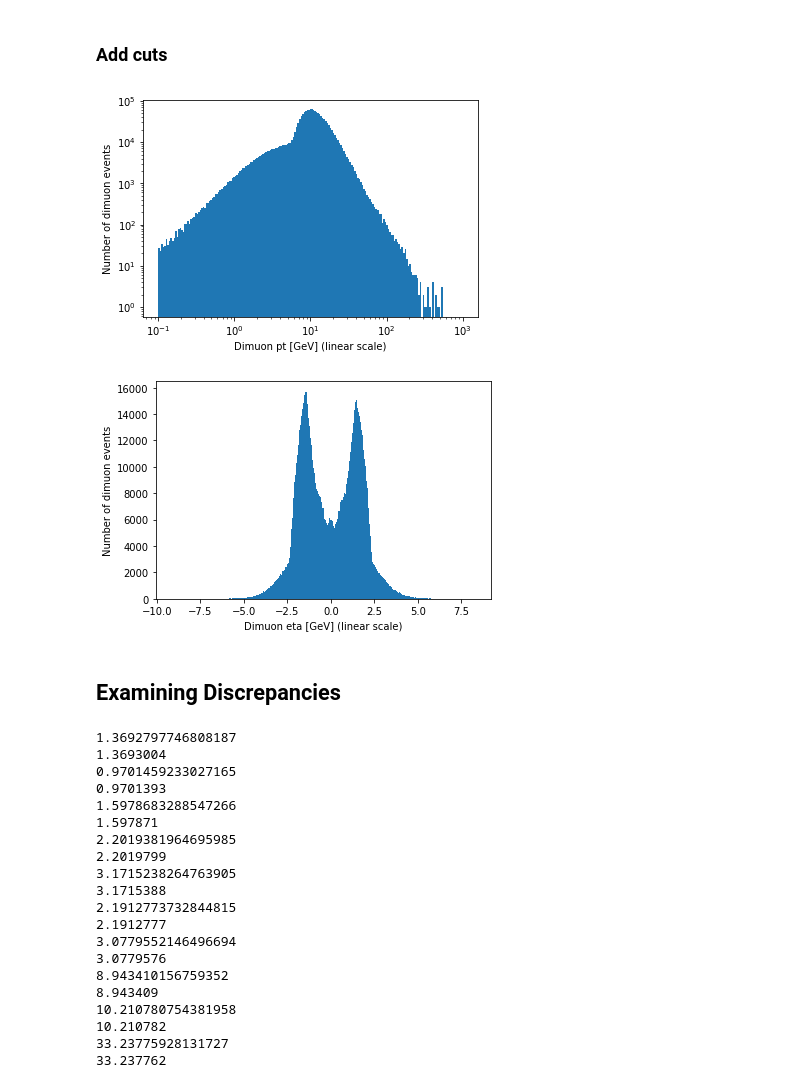
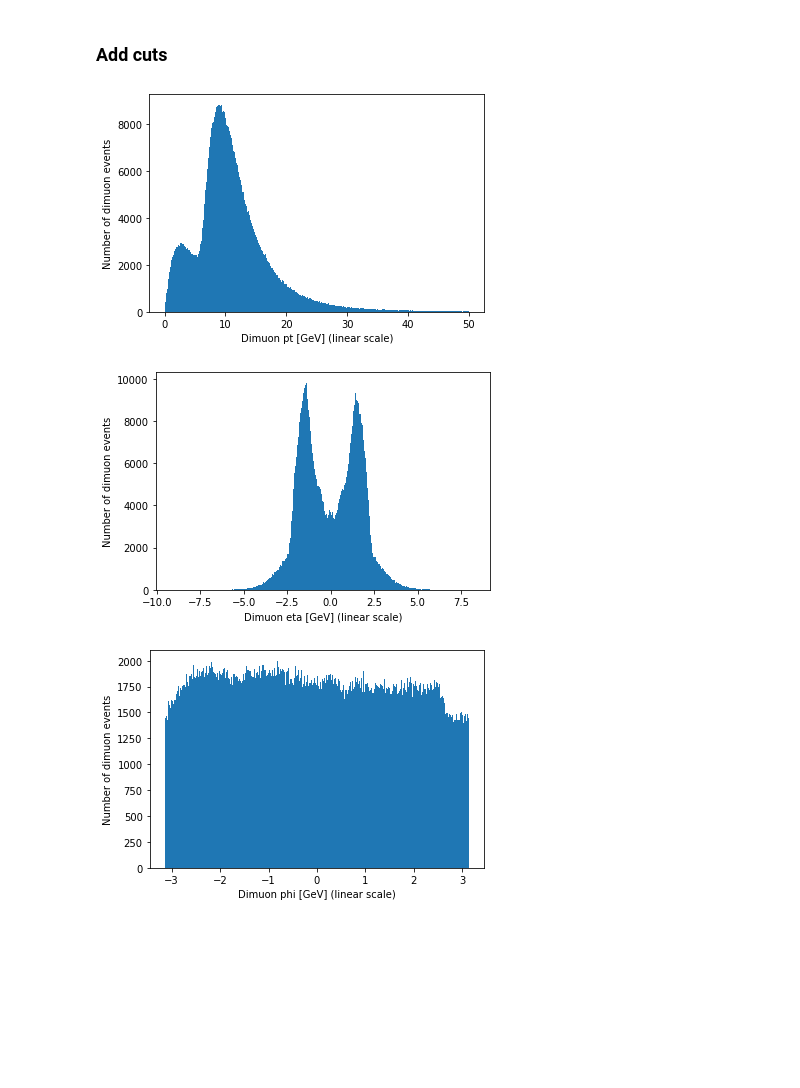
Before and after one commit to blianggilman/Dimuon-Resonances-Prompt-Analysis, a Jupyter notebook: makeMassPlots.ipynb, the cells around one changed output. Cells and saved outputs as stored; diff of their text form; code cells hidden in the pictures; blank space fills up the shorter version.

```diff
--- a/makeMassPlots.ipynb
+++ b/makeMassPlots.ipynb
@@ -280,19 +311,21 @@ plt.show()
 ### Add cuts
 # %%
 #Add pt, eta, iso cuts
-plt.hist(dimuon_p4_w_cuts.pt, bins=np.logspace(np.log10(0.1), np.log10(1000), 200))
+plt.hist(dimuon_p4_w_cuts.pt, bins=500, range=(0,50))
 plt.xlabel('Dimuon pt [GeV] (linear scale)')
 plt.ylabel('Number of dimuon events')
-plt.xscale('log')
-plt.yscale('log')
 plt.show()
 
 plt.hist(dimuon_p4_w_cuts.eta, bins=500)
 plt.xlabel('Dimuon eta [GeV] (linear scale)')
 plt.ylabel('Number of dimuon events')
 plt.show()
+
+plt.hist(dimuon_p4_w_cuts.phi, bins=500)
+plt.xlabel('Dimuon phi [GeV] (linear scale)')
+plt.ylabel('Number of dimuon events')
+plt.show()
 # %% [output]
-[figure, old version]
+[figure, new version]
-[figure, old version]
+[figure, new version]
+[figure, added]
-# %% [markdown]
-## Examining Discrepancies
@@ -306,25 +331,0 @@ plt.show()
-# %%
-for i in range(10):
-    print(parentp.mass[i])
-    print(two_muons_table[i]['dimuon_mass'])
-# %% [output]
-1.3692797746808187
-1.3693004
-0.9701459233027165
-0.9701393
-1.5978683288547266
-1.597871
-2.2019381964695985
-2.2019799
-3.1715238264763905
-3.1715388
-2.1912773732844815
-2.1912777
-3.0779552146496694
-3.0779576
-8.943410156759352
-8.943409
-10.210780754381958
-10.210782
-33.23775928131727
-33.237762
```
Also changed, not shown: parts of 26 cells of this notebook.
